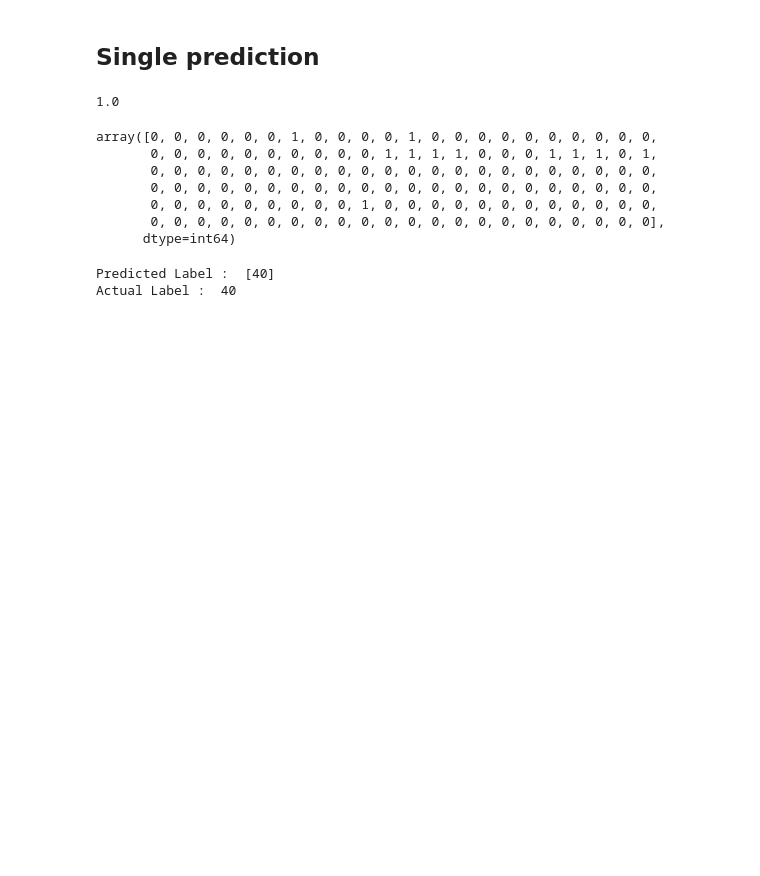
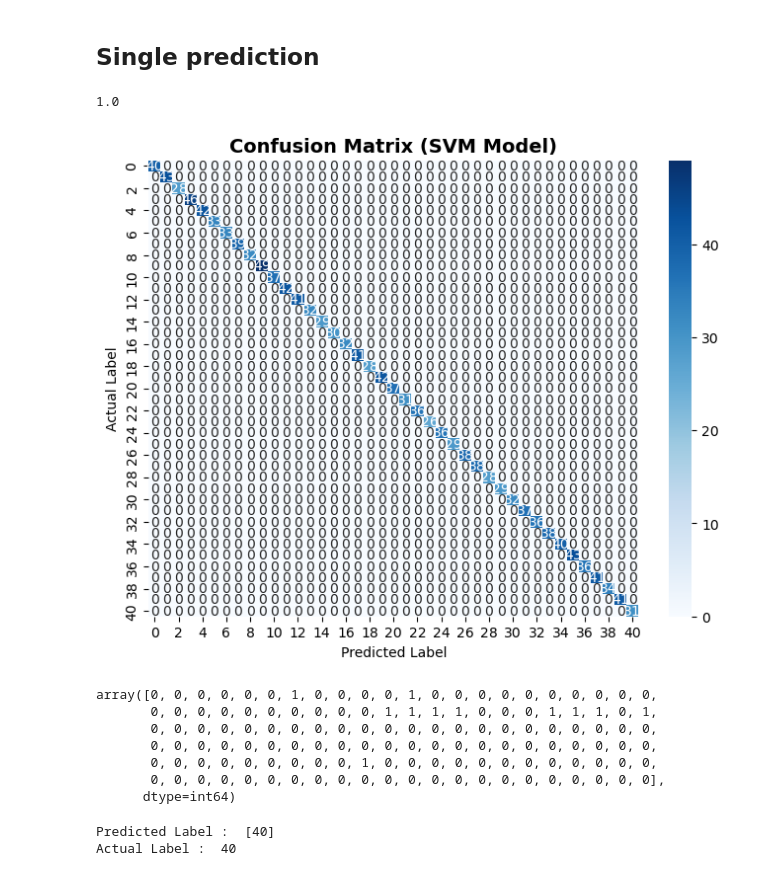
Before and after one commit to AmanKumarpa/medicine_recommendation, a Jupyter notebook: medice_recomm.ipynb, the cells around one changed output. Drawn from its saved outputs; the diff is of its cells as text; code cells hidden in the pictures; blank space fills up the shorter version.

```diff
--- a/medice_recomm.ipynb
+++ b/medice_recomm.ipynb
@@ -154,6 +257,25 @@ ypred = svc.predict(x_test)
 accuracy_score(y_test,ypred)
 # %% [output]
 1.0
+# %%
+from sklearn.metrics import confusion_matrix
+
+cm = confusion_matrix(y_test, ypred)
+
+plt.figure(figsize=(8,6))
+
+sns.heatmap(cm,
+            annot=True,
+            fmt='d',
+            cmap='Blues')
+
+plt.title("Confusion Matrix (SVM Model)", fontsize=14, fontweight='bold')
+plt.xlabel("Predicted Label")
+plt.ylabel("Actual Label")
+
+plt.show()
+# %% [output]
+[figure, added]
 # %%
 #saving the model
 import pickle
```
Also changed, not shown: parts of 7 cells of this notebook.
